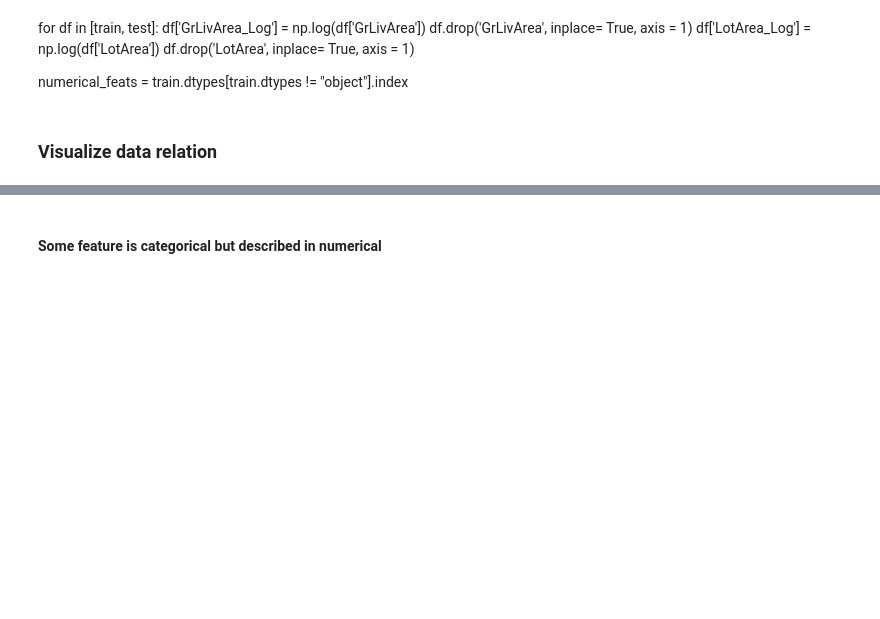
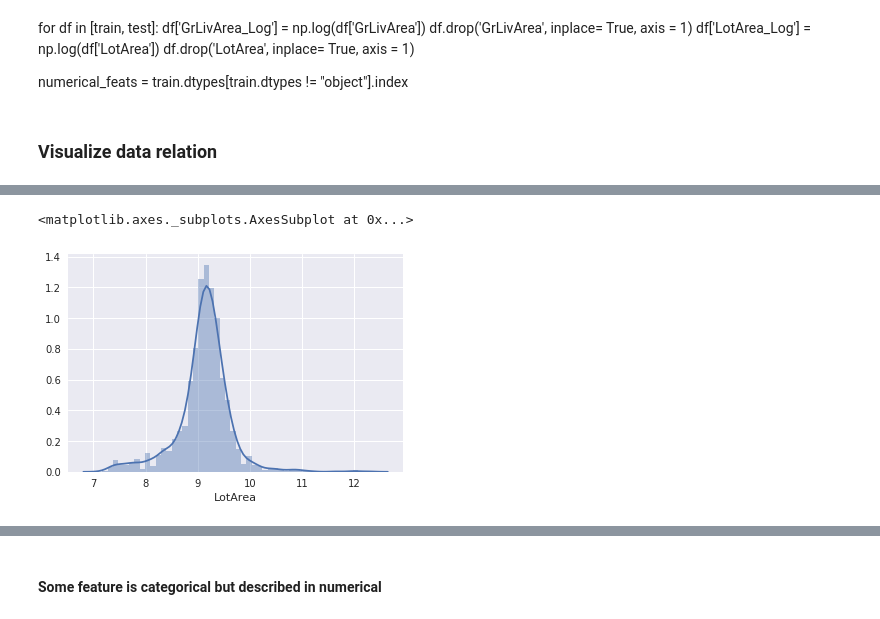
Before and after one commit to thieu1995/AI_training, a Jupyter notebook: ha_viet_tien/week9_FFNN/House Price Pred.ipynb, the cells around one changed output, grey strips where cells are left out. Cells and saved outputs as stored; diff of their text form; code cells hidden in the pictures; blank space fills up the shorter version.

```diff
--- a/ha_viet_tien/week9_FFNN/House Price Pred.ipynb
+++ b/ha_viet_tien/week9_FFNN/House Price Pred.ipynb
@@ -307,0 +329,5 @@ plt.show()
+# %%
+sns.distplot(np.log(train['LotArea']))
+# %% [output]
+<matplotlib.axes._subplots.AxesSubplot at 0x...>
+[figure, added]
```
Also changed, not shown: parts of 29 cells of this notebook.
